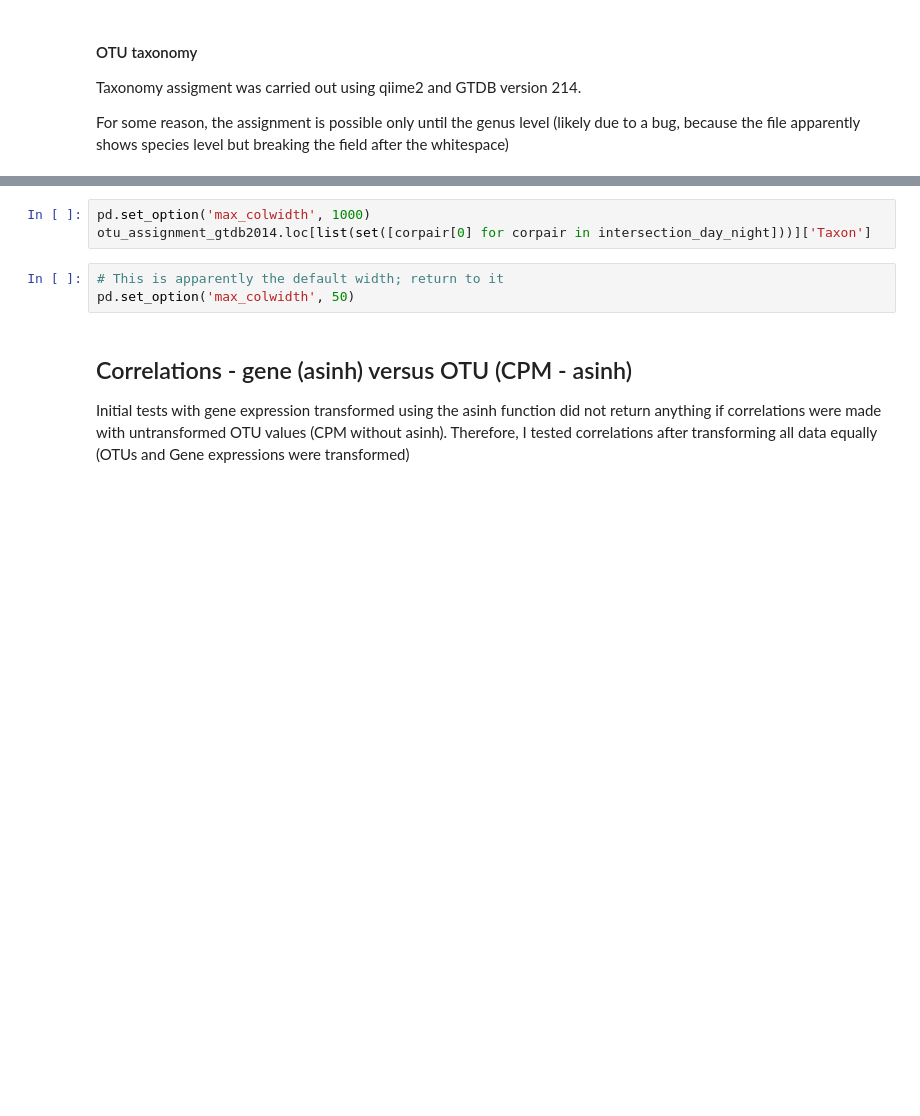
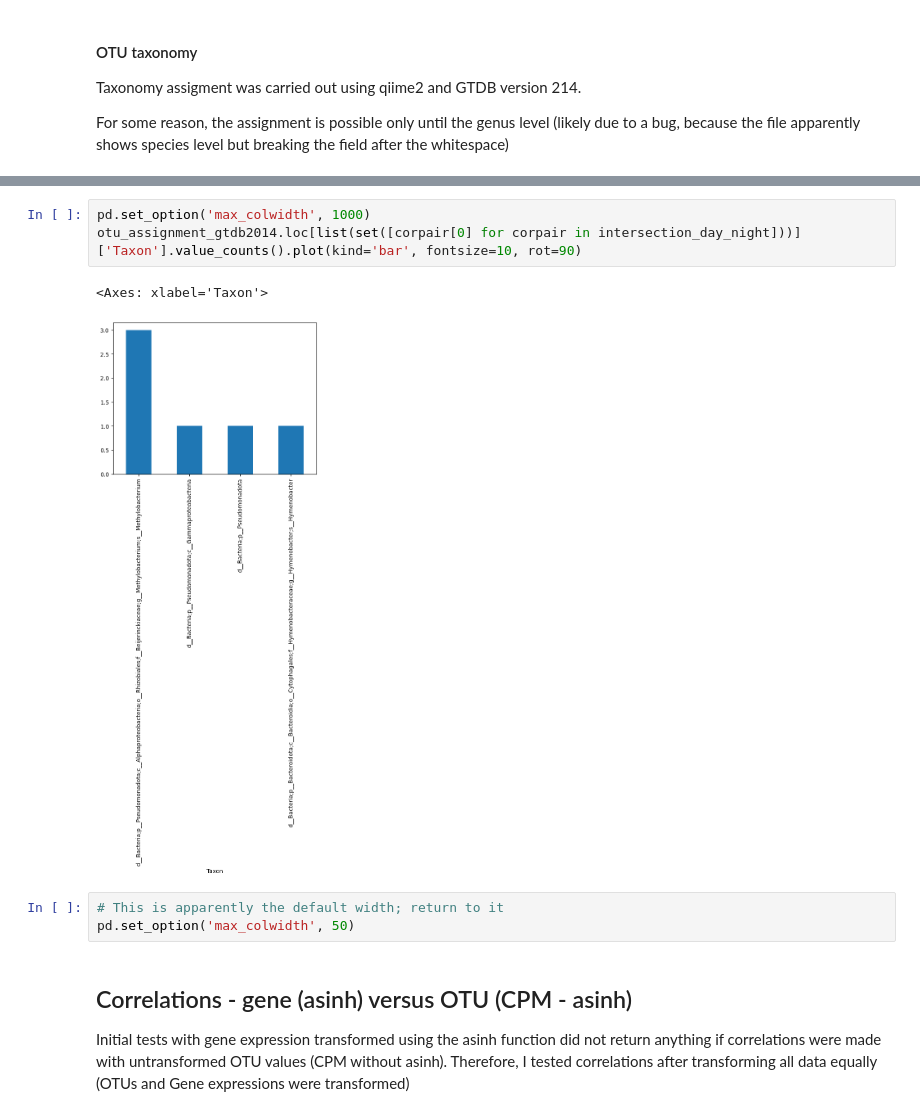
Before and after one commit to SantosRAC/maize_microbiome_transcriptomics, a Jupyter notebook: correlations_rnaseq_metataxonomics/correlations_rnaseq_otus.ipynb, the cells around one changed output, grey strips where cells are left out. Saved outputs shown, nothing was run; the diff lists cells and outputs as text; blank space fills up the shorter version.

```diff
--- a/correlations_rnaseq_metataxonomics/correlations_rnaseq_otus.ipynb
+++ b/correlations_rnaseq_metataxonomics/correlations_rnaseq_otus.ipynb
@@ -1268,6 +1472,9 @@ otu_assignment_gtdb2014.head()
 # %%
 pd.set_option('max_colwidth', 1000)
-otu_assignment_gtdb2014.loc[list(set([corpair[0] for corpair in intersection_day_night]))]['Taxon']
+otu_assignment_gtdb2014.loc[list(set([corpair[0] for corpair in intersection_day_night]))]['Taxon'].value_counts().plot(kind='bar', fontsize=10, rot=90)
+# %% [output]
+<Axes: xlabel='Taxon'>
+[figure, added]
 # %%
 # This is apparently the default width; return to it
 pd.set_option('max_colwidth', 50)
```
Also changed, not shown: parts of 19 cells of this notebook.
